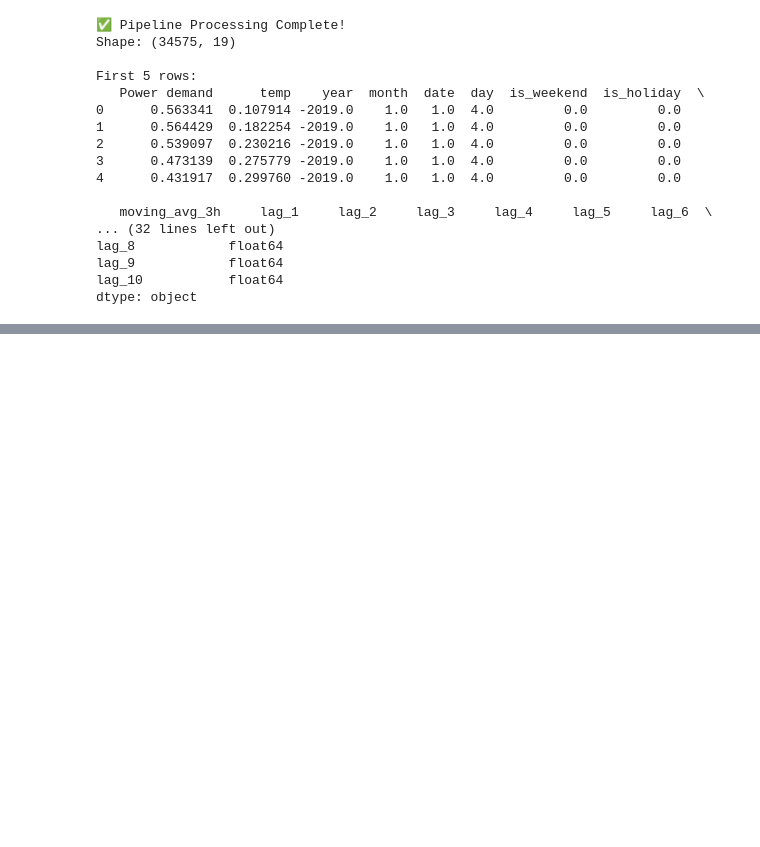
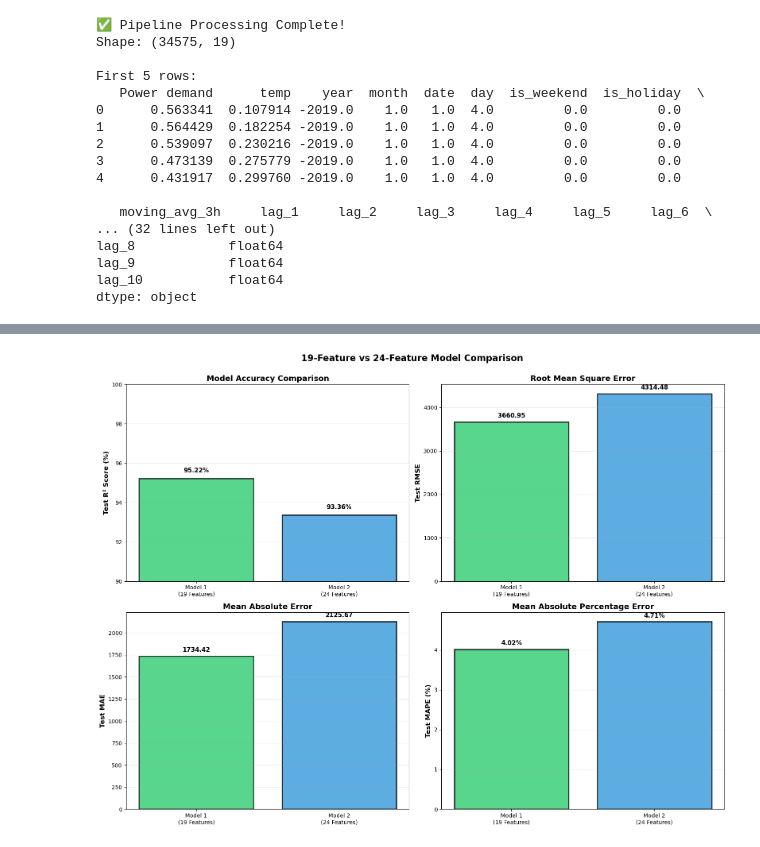
Before and after one commit to halsangihs/miniProject, a Jupyter notebook: second.ipynb, the cells around one changed output, grey strips where cells are left out. Cells and saved outputs as stored; diff of their text form; code cells hidden in the pictures; blank space fills up the shorter version.

```diff
--- a/second.ipynb
+++ b/second.ipynb
@@ -656,0 +1325,70 @@ dtype: object
+# %%
+# ===== MODEL COMPARISON VISUALIZATION =====
+
+import matplotlib.pyplot as plt
+import numpy as np
+
+fig, axes = plt.subplots(2, 2, figsize=(16, 12))
+
+# Data for comparison
+models = ['Model 1\n(19 Features)', 'Model 2\n(24 Features)']
+test_r2 = [0.9522, 0.9336]
+test_rmse = [3660.95, 4314.48]
+test_mae = [1734.42, 2125.67]
+test_mape = [4.02, 4.71]
+
+colors = ['#2ecc71', '#3498db']
+
+# Plot 1: R² Score Comparison
+axes[0, 0].bar(models, [r2*100 for r2 in test_r2], color=colors, alpha=0.8, edgecolor='black', linewidth=2)
+axes[0, 0].set_ylabel('Test R² Score (%)', fontsize=12, fontweight='bold')
+axes[0, 0].set_title('Model Accuracy Comparison', fontsize=14, fontweight='bold')
+axes[0, 0].set_ylim([90, 100])
+axes[0, 0].grid(axis='y', alpha=0.3)
+for i, (model, score) in enumerate(zip(models, test_r2)):
+    axes[0, 0].text(i, score*100 + 0.3, f'{score*100:.2f}%', ha='center', fontsize=11, fontweight='bold')
+
+# Plot 2: RMSE Comparison
+axes[0, 1].bar(models, test_rmse, color=colors, alpha=0.8, edgecolor='black', linewidth=2)
+axes[0, 1].set_ylabel('Test RMSE', fontsize=12, fontweight='bold')
+axes[0, 1].set_title('Root Mean Square Error', fontsize=14, fontweight='bold')
+axes[0, 1].grid(axis='y', alpha=0.3)
+for i, (model, rmse) in enumerate(zip(models, test_rmse)):
+    axes[0, 1].text(i, rmse + 100, f'{rmse:.2f}', ha='center', fontsize=11, fontweight='bold')
+
+# Plot 3: MAE Comparison
+axes[1, 0].bar(models, test_mae, color=colors, alpha=0.8, edgecolor='black', linewidth=2)
+axes[1, 0].set_ylabel('Test MAE', fontsize=12, fontweight='bold')
+axes[1, 0].set_title('Mean Absolute Error', fontsize=14, fontweight='bold')
+axes[1, 0].grid(axis='y', alpha=0.3)
+for i, (model, mae) in enumerate(zip(models, test_mae)):
+    axes[1, 0].text(i, mae + 50, f'{mae:.2f}', ha='center', fontsize=11, fontweight='bold')
+
+# Plot 4: MAPE Comparison
+axes[1, 1].bar(models, test_mape, color=colors, alpha=0.8, edgecolor='black', linewidth=2)
+axes[1, 1].set_ylabel('Test MAPE (%)', fontsize=12, fontweight='bold')
+axes[1, 1].set_title('Mean Absolute Percentage Error', fontsize=14, fontweight='bold')
+axes[1, 1].grid(axis='y', alpha=0.3)
+for i, (model, mape) in enumerate(zip(models, test_mape)):
+    axes[1, 1].text(i, mape + 0.1, f'{mape:.2f}%', ha='center', fontsize=11, fontweight='bold')
+
+plt.suptitle('19-Feature vs 24-Feature Model Comparison', fontsize=16, fontweight='bold', y=1.00)
+plt.tight_layout()
+plt.show()
+
+print("\n" + "="*70)
+print("📊 MODEL PERFORMANCE SUMMARY")
+print("="*70)
+print(f"\n🥇 BEST MODEL: Model 1 (19 Features)")
+print(f"   ✅ Higher R² Score: 95.22% vs 93.36%")
+print(f"   ✅ Lower RMSE: 3660.95 vs 4314.48")
+print(f"   ✅ Lower MAE: 1734.42 vs 2125.67")
+print(f"   ✅ Lower MAPE: 4.02% vs 4.71%")
+print(f"\n💡 INSIGHT: Simpler model generalizes better!")
+print(f"   - 19 features capture essential patterns")
+print(f"   - Additional 5 features added complexity without benefit")
+print(f"   - power_lag_1_year (#2 importance) could be valuable in hybrid model")
+print("\n🚀 RECOMMENDATION: Use Model 1 for production deployment")
+print("="*70)
+# %% [output]
+[figure, added]
```
Also changed, not shown: parts of 23 cells of this notebook, 1 other file.
